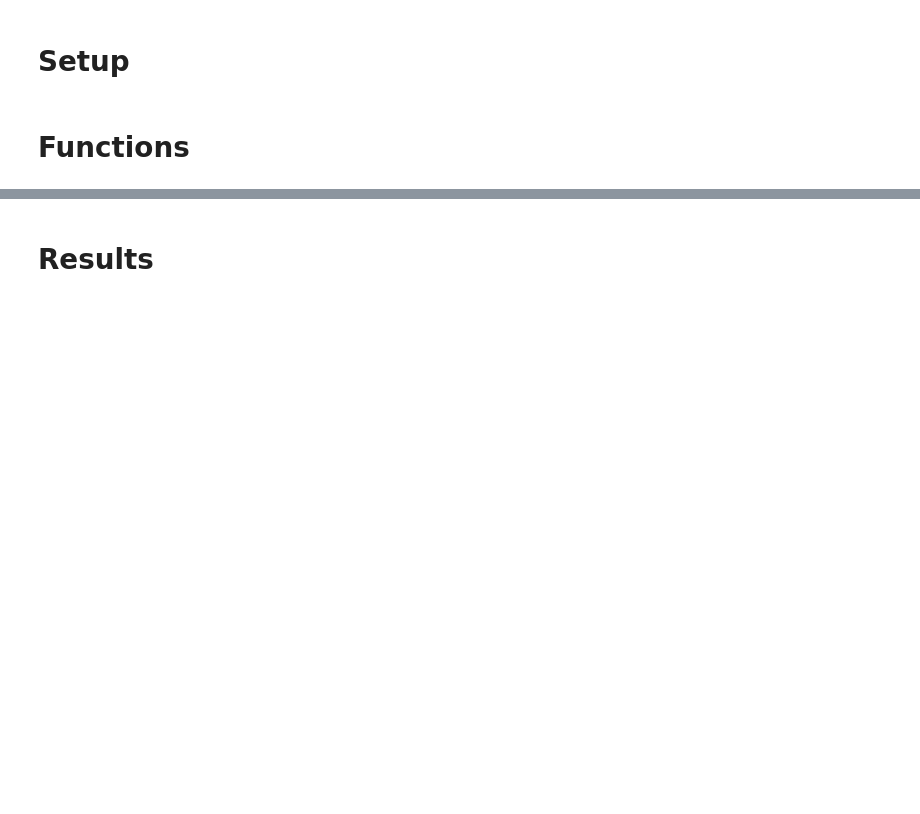
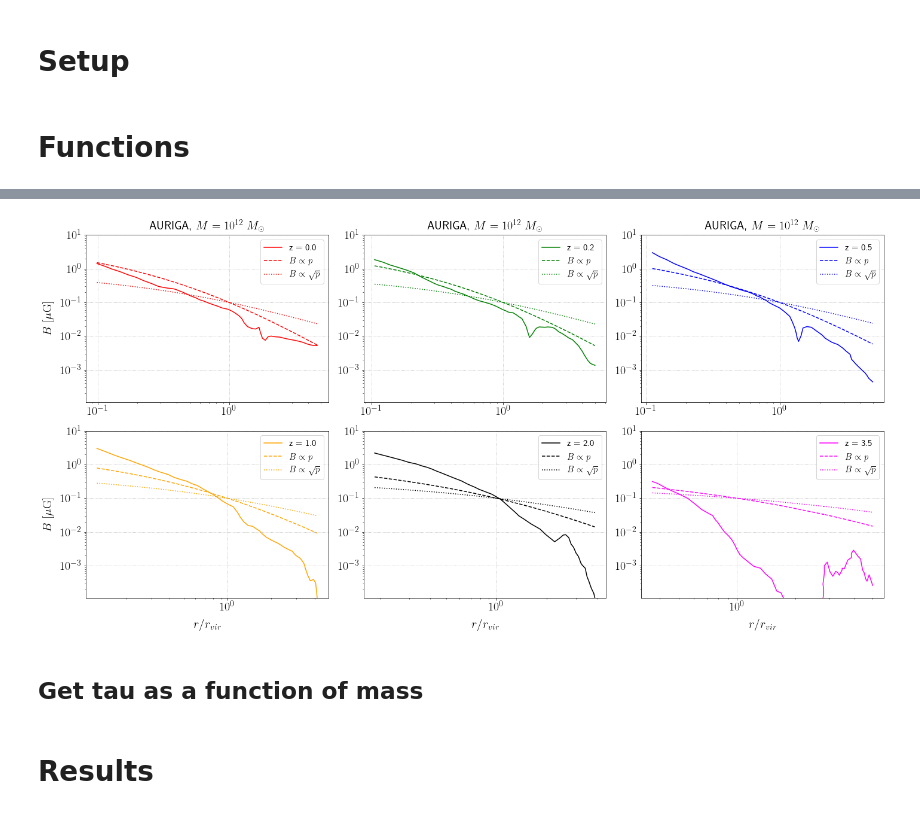
Before and after one commit to crimondino/axion_screening, a Jupyter notebook: compute_dtaudz-3.ipynb, the cells around one changed output, grey strips where cells are left out. Cells and saved outputs as stored; diff of their text form; code cells hidden in the pictures; blank space fills up the shorter version.

```diff
--- a/compute_dtaudz-3.ipynb
+++ b/compute_dtaudz-3.ipynb
@@ -241,0 +466,26 @@ def get_halo_skyprofile(zs, chis, rcross):
+# %%
+fig, ax = plt.subplots(2, 3, figsize=(20, 10))
+color_list = ['red', 'green', 'blue', 'orange', 'k', 'magenta']
+
+for i, z in enumerate(z_list):
+    row_i = int(np.heaviside(i-3, 1))
+    col_i = i%3
+    ax[row_i][col_i].plot(bfield_prof_z[i][:, 0]/r_vir_list[i], bfield_prof_z[i][:, 1], label='z = '+str(z), c=color_list[i])
+    ax[row_i][col_i].plot(bfield_prof_z[i][:, 0]/r_vir_list[i], bfield_prof_press[i], label=r'$B \propto p$', linestyle='dashed', c=color_list[i])
+    ax[row_i][col_i].plot(bfield_prof_z[i][:, 0]/r_vir_list[i], bfield_prof_press_sqrt[i], label=r'$B \propto \sqrt{p}$', linestyle='dotted', c=color_list[i])
+
+
+    ax[row_i][col_i].grid(ls=':', color='darkgray', alpha=1)
+
+    ax[row_i][col_i].set_xscale('log'); ax[row_i][col_i].set_yscale('log');
+    ax[row_i][col_i].set_ylim(1.1e-4, 10);
+    ax[row_i][col_i].legend(ncol=1, loc=1, frameon=True);
+
+    ax[1][col_i].set_xlabel(r'$r/r_{vir}$'); ax[row_i][0].set_ylabel(r'$B\ [\mu \rm{G}]$');
+    ax[0][col_i].set_title(r'AURIGA, $M = 10^{12}\ M_{\odot}$');
+
+fig.tight_layout()
+fig.savefig('./figs/Bauriga.pdf', rasterize=True)
+fig.savefig('./figs/Bauriga.png', rasterize=True)
+# %% [output]
+[figure, added]
@@ -241,0 +505,2 @@ def get_halo_skyprofile(zs, chis, rcross):
+# %% [markdown]
+## Get tau as a function of mass
```
Also changed, not shown: parts of 55 cells of this notebook, 25 other files.
